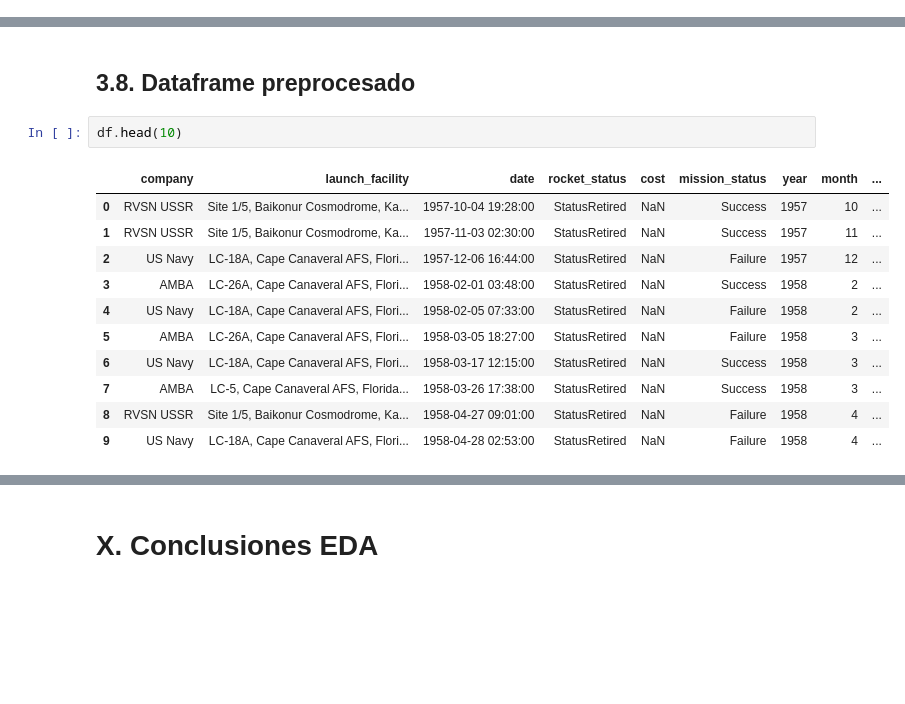
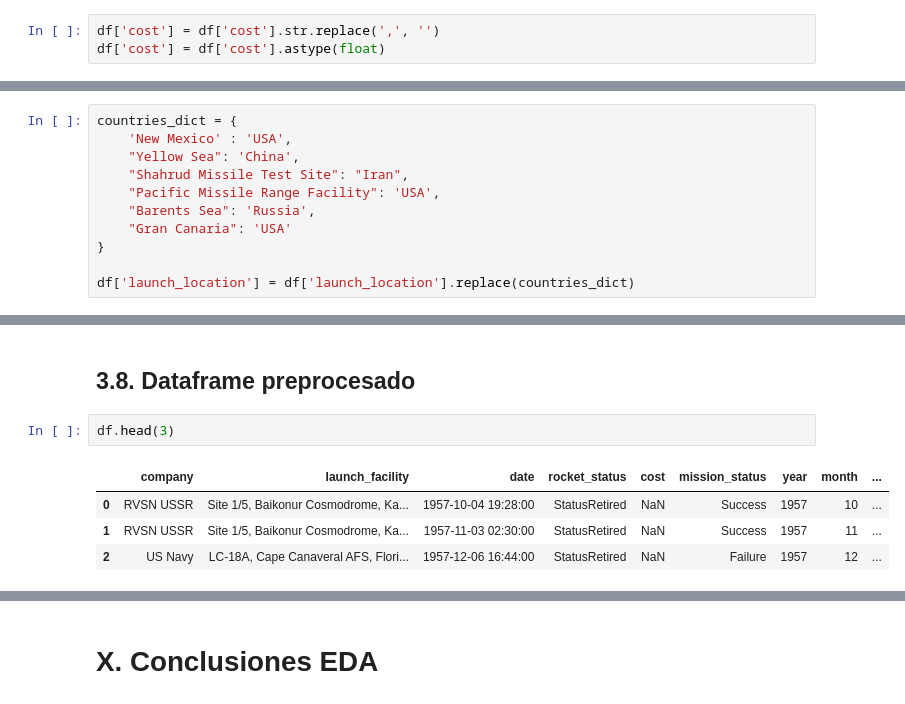
Before and after one commit to JoePortilla/SpaceMissions-EDA, a Jupyter notebook: SpaceMissions-EDA.ipynb, the cells around one changed output, grey strips where cells are left out. Cells and saved outputs as stored; diff of their text form; blank space fills up the shorter version.

```diff
--- a/SpaceMissions-EDA.ipynb
+++ b/SpaceMissions-EDA.ipynb
@@ -152,3 +164,6 @@ df['date'] = df['date'].apply(date_formator)
+# %%
+df['cost'] = df['cost'].str.replace(',', '')
+df['cost'] = df['cost'].astype(float)
 # %% [markdown]
 ## 3.5. Feature construction
 # %% [markdown]
@@ -178,3 +193,14 @@ df.drop('detail', axis=1, inplace=True)
+# %%
+countries_dict = {
+    'New Mexico' : 'USA',
+    "Yellow Sea": 'China',
+    "Shahrud Missile Test Site": "Iran",
+    "Pacific Missile Range Facility": 'USA',
+    "Barents Sea": 'Russia',
+    "Gran Canaria": 'USA'
+}
+
+df['launch_location'] = df['launch_location'].replace(countries_dict)
 # %% [markdown]
 ## 3.7. Data reordering
 # %%
@@ -183,16 +209,9 @@ df = df.reset_index(drop=True)
 # %% [markdown]
 ## 3.8. Dataframe preprocesado
 # %%
-df.head(10)
+df.head(3)
 # %% [output]
 |  | company | launch_facility | date | rocket_status | cost | mission_status | year | month | ... |
 | 0 | RVSN USSR | Site 1/5, Baikonur Cosmodrome, Ka... | 1957-10-04 19:28:00 | StatusRetired | NaN | Success | 1957 | 10 | ... |
 | 1 | RVSN USSR | Site 1/5, Baikonur Cosmodrome, Ka... | 1957-11-03 02:30:00 | StatusRetired | NaN | Success | 1957 | 11 | ... |
 | 2 | US Navy | LC-18A, Cape Canaveral AFS, Flori... | 1957-12-06 16:44:00 | StatusRetired | NaN | Failure | 1957 | 12 | ... |
-| 3 | AMBA | LC-26A, Cape Canaveral AFS, Flori... | 1958-02-01 03:48:00 | StatusRetired | NaN | Success | 1958 | 2 | ... |
-| 4 | US Navy | LC-18A, Cape Canaveral AFS, Flori... | 1958-02-05 07:33:00 | StatusRetired | NaN | Failure | 1958 | 2 | ... |
-| 5 | AMBA | LC-26A, Cape Canaveral AFS, Flori... | 1958-03-05 18:27:00 | StatusRetired | NaN | Failure | 1958 | 3 | ... |
-| 6 | US Navy | LC-18A, Cape Canaveral AFS, Flori... | 1958-03-17 12:15:00 | StatusRetired | NaN | Success | 1958 | 3 | ... |
-| 7 | AMBA | LC-5, Cape Canaveral AFS, Florida... | 1958-03-26 17:38:00 | StatusRetired | NaN | Success | 1958 | 3 | ... |
-| 8 | RVSN USSR | Site 1/5, Baikonur Cosmodrome, Ka... | 1958-04-27 09:01:00 | StatusRetired | NaN | Failure | 1958 | 4 | ... |
-| 9 | US Navy | LC-18A, Cape Canaveral AFS, Flori... | 1958-04-28 02:53:00 | StatusRetired | NaN | Failure | 1958 | 4 | ... |
```
Also changed, not shown: parts of 31 cells of this notebook.
